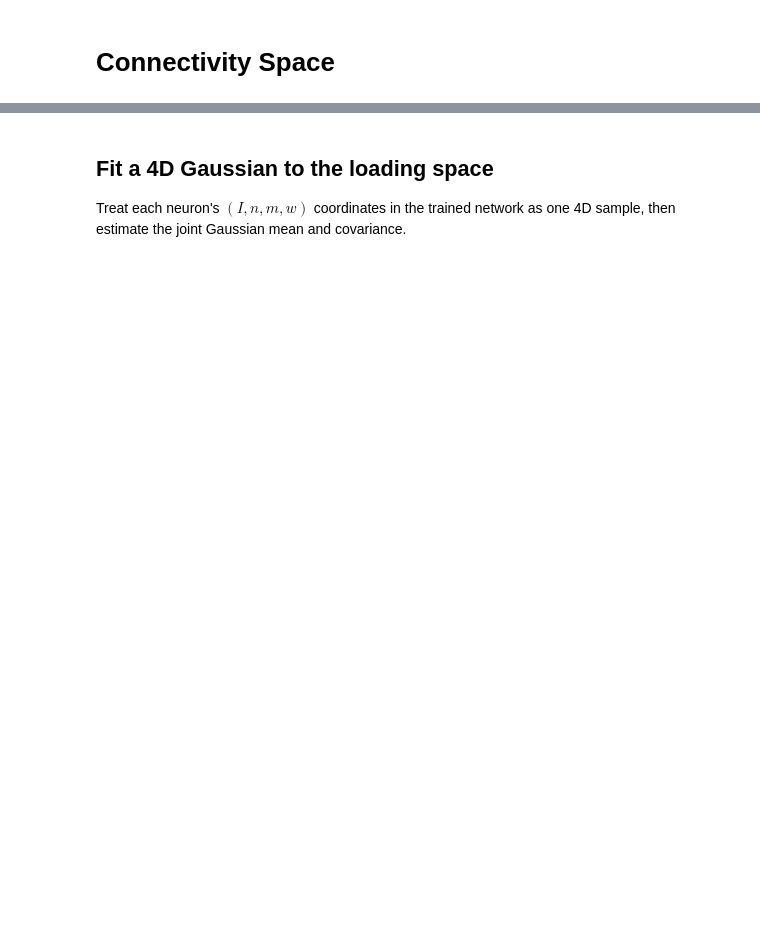
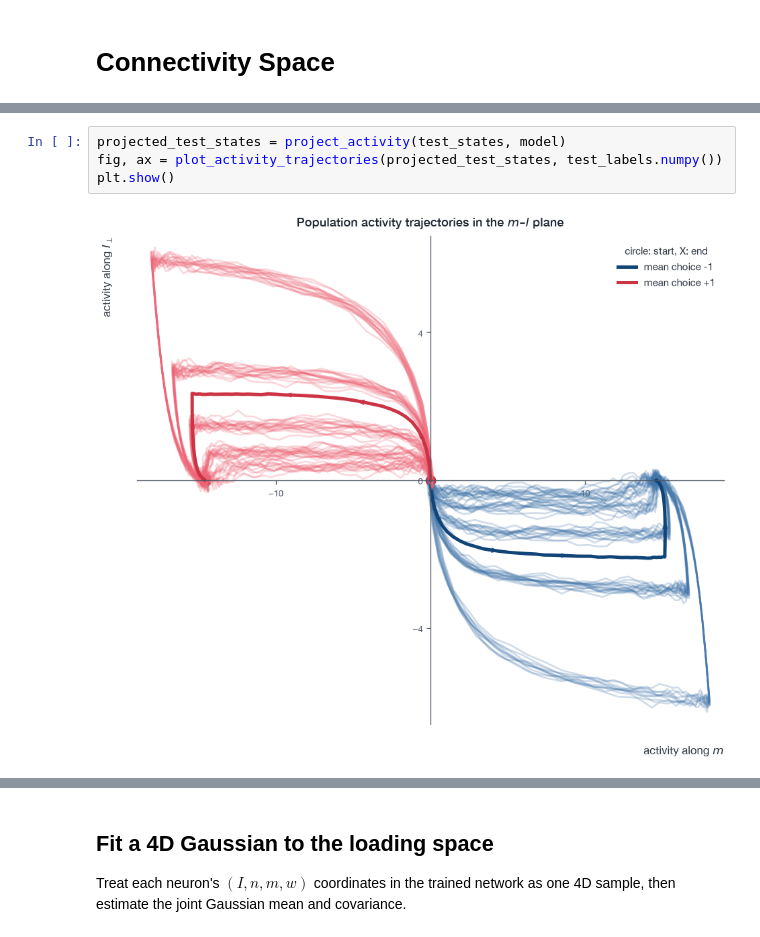
Before and after one commit to arjunpur/low-rank-rnn, a Jupyter notebook: model.ipynb, the cells around one changed output, grey strips where cells are left out. Drawn from its saved outputs; the diff is of its cells as text; blank space fills up the shorter version.

```diff
--- a/model.ipynb
+++ b/model.ipynb
@@ -78,0 +123,6 @@ plt.show()
+# %%
+projected_test_states = project_activity(test_states, model)
+fig, ax = plot_activity_trajectories(projected_test_states, test_labels.numpy())
+plt.show()
+# %% [output]
+[figure, new version]
```
Also changed, not shown: parts of 23 cells of this notebook, 12 other files.
